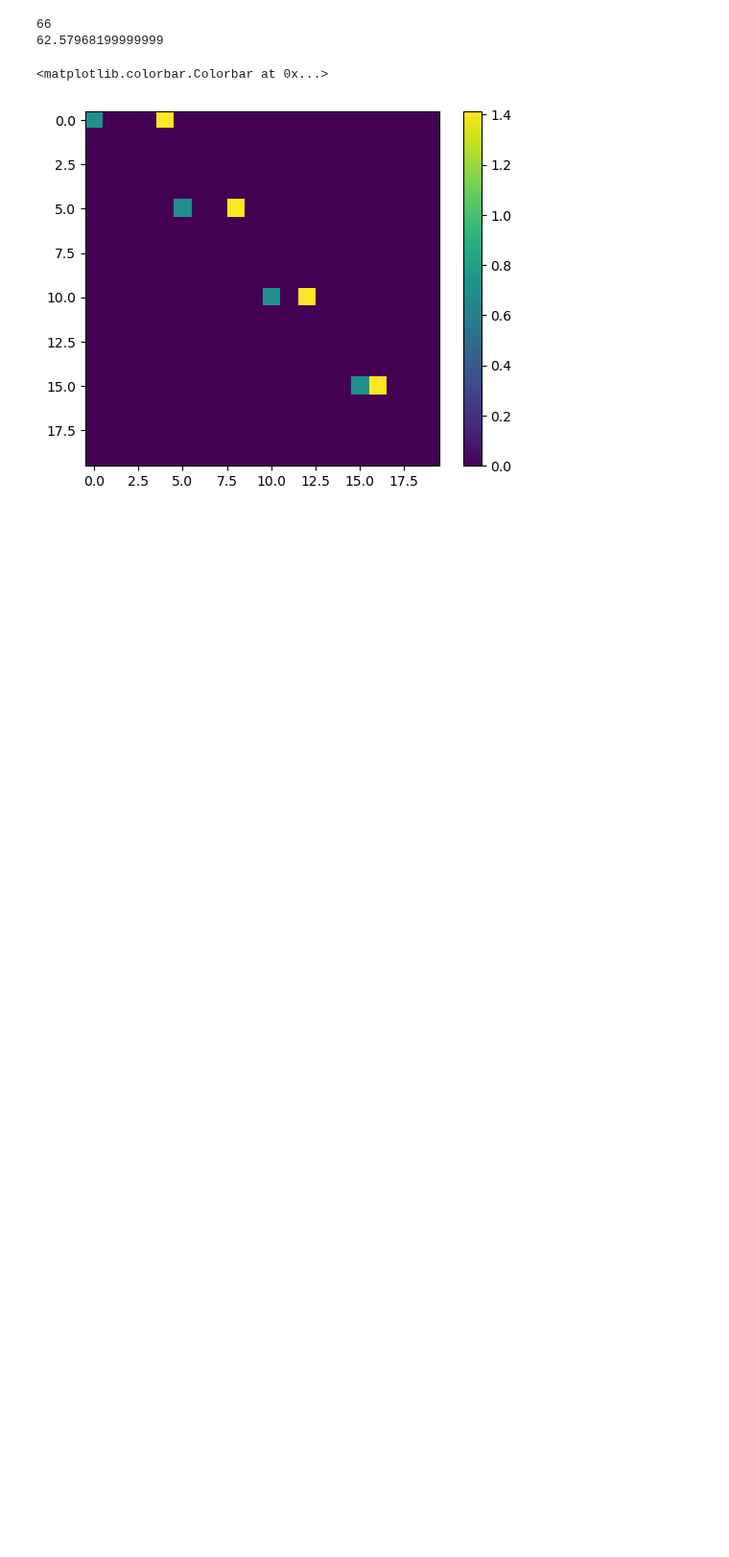
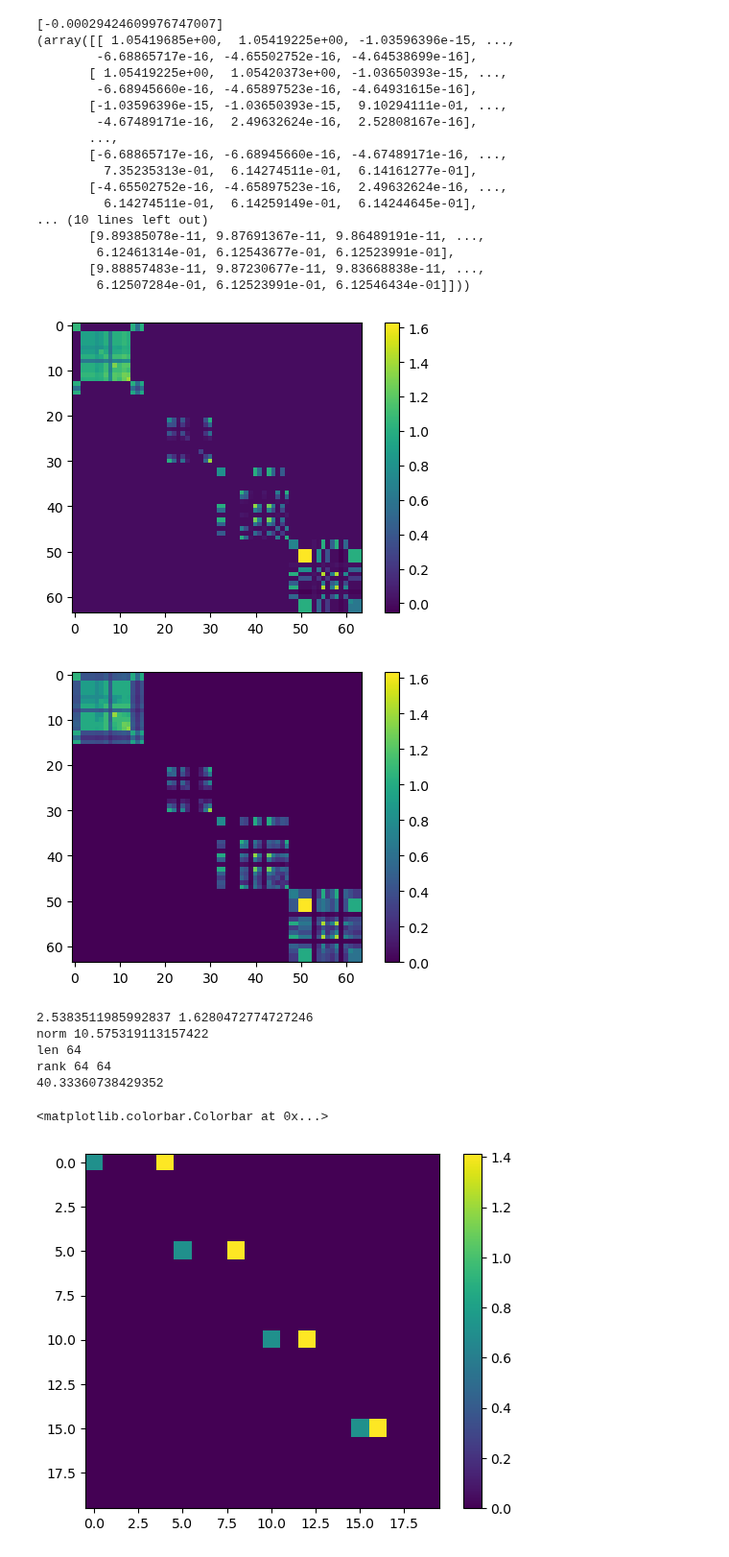
Before and after one commit to blake-holman/ED_Adversaries, a Jupyter notebook: Span.ipynb, the cells around one changed output. Shown at 96% size. Drawn from its saved outputs; the diff is of its cells as text; code cells hidden in the pictures; blank space fills up the shorter version.

```diff
--- a/Span.ipynb
+++ b/Span.ipynb
@@ -73,9 +115,46 @@ plt.colorbar()
+# %%
+print(diffs)
+for val in vals:
+    print(val)
+plt.imshow(vals[0][0])
+plt.colorbar()
+plt.show()
+plt.imshow(vals[0][1])
+plt.colorbar()
+plt.show()
+# %% [output]
+[-0.00029424609976747007]
+(array([[ 1.05419685e+00,  1.05419225e+00, -1.03596396e-15, ...,
+        -6.68865717e-16, -4.65502752e-16, -4.64538699e-16],
+       [ 1.05419225e+00,  1.05420373e+00, -1.03650393e-15, ...,
+        -6.68945660e-16, -4.65897523e-16, -4.64931615e-16],
+       [-1.03596396e-15, -1.03650393e-15,  9.10294111e-01, ...,
+        -4.67489171e-16,  2.49632624e-16,  2.52808167e-16],
+       ...,
+       [-6.68865717e-16, -6.68945660e-16, -4.67489171e-16, ...,
+         7.35235313e-01,  6.14274511e-01,  6.14161277e-01],
+       [-4.65502752e-16, -4.65897523e-16,  2.49632624e-16, ...,
+         6.14274511e-01,  6.14259149e-01,  6.14244645e-01],
+... (10 lines left out)
+       [9.89385078e-11, 9.87691367e-11, 9.86489191e-11, ...,
+        6.12461314e-01, 6.12543677e-01, 6.12523991e-01],
+       [9.88857483e-11, 9.87230677e-11, 9.83668838e-11, ...,
+        6.12507284e-01, 6.12523991e-01, 6.12546434e-01]]))
+[figure, added]
+[figure, added]
 # %%
-print(np.linalg.matrix_rank(X2))
+print(v, np.max([X[i][i] for i in range(X.shape[0])]))
+print('norm', np.linalg.norm(X, 2))
+print('len', X.shape[0])
+print('rank', np.linalg.matrix_rank(X2), np.linalg.matrix_rank(X))
 print(np.trace(X2))
+# print(np.real_if_close(np.linalg.eigvals(X),4)[0])
 # %% [output]
-66
-62.57968199999999
+2.5383511985992837 1.6280472774727246
+norm 10.575319113157422
+len 64
+rank 64 64
+40.33360738429352
 # %%
 plt.imshow(L)
 plt.colorbar()
```
Also changed, not shown: parts of 4 cells of this notebook, 5 other files.
